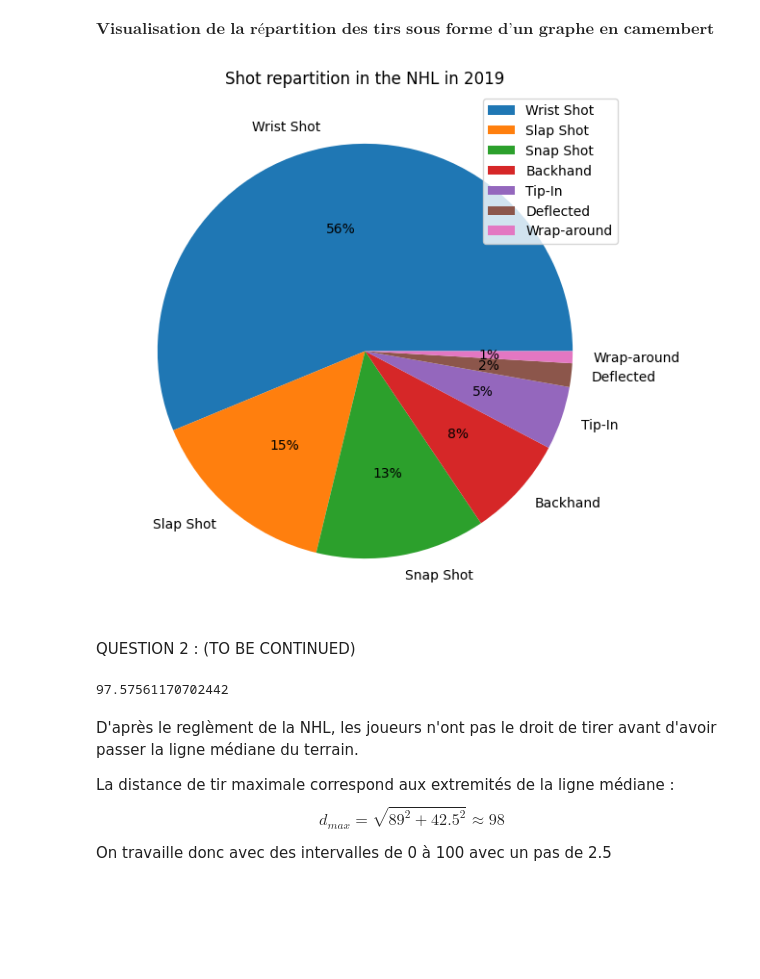
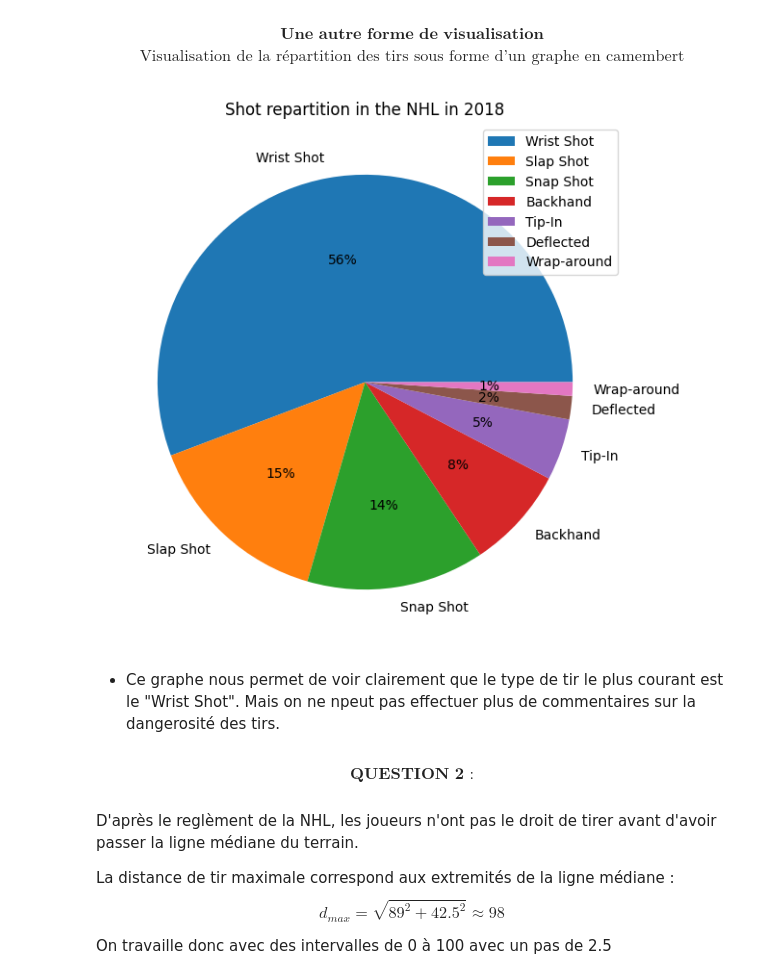
Before and after one commit to MkYacine/IFT6758-Projet, a Jupyter notebook: data/simple_visualization.ipynb, the cells around one changed output. Saved outputs shown, nothing was run; the diff lists cells and outputs as text; code cells hidden in the pictures; blank space fills up the shorter version.

Commit message:
Visualization

```diff
--- a/data/simple_visualization.ipynb
+++ b/data/simple_visualization.ipynb
@@ -29,0 +14,10 @@ QUESTION 1 :
+# %%
+# Saison 2018/2019
+input_path_2018 = os.path.join('data\datasets','2018.json')
+output_path_2018 = os.path.join('data\datasets','2018.csv')
+# Saison 2019/2020
+input_path_2019 = os.path.join('data\datasets','2019.json')
+output_path_2019 = os.path.join('data\datasets','2019.csv')
+# Saison 2020/2021
+input_path_2020 = os.path.join('data\datasets','2020.json')
+output_path_2020 = os.path.join('data\datasets','2020.csv')
@@ -29,0 +26,7 @@ QUESTION 1 :
+# %%
+# Saison 2018/2019
+df_1 = clean_json(input_path_2018, output_path_2018)
+# Saison 2019/2020
+df_2 = clean_json(input_path_2019, output_path_2019)
+# Saison 2020/2021
+df_3 = clean_json(input_path_2020, output_path_2020)
@@ -60,8 +94,7 @@ interactive(children=(Dropdown(description='Team:', options=('Ottawa Senators',
 # %% [markdown]
-$\textbf{Visualisation de la répartition des tirs sous forme d'un graphe en camembert}$
+$$ \textbf{Une autre forme de visualisation} $$
+$$\text{Visualisation de la répartition des tirs sous forme d'un graphe en camembert}$$
 # %%
-sv.pie_shot_repartition_NHL(df,year)
+sv.pie_shot_repartition_NHL(df_1,2018)
 # %% [output]
-[figure, old version]
+[figure, new version]
-# %% [markdown]
-QUESTION 2 : (TO BE CONTINUED)
@@ -70,4 +101,4 @@ df = sv.df_add_distance_to_net(df)
-# %%
-max(df['distance_to_net'])
-# %% [output]
-97.57561170702442
+# %% [markdown]
+- Ce graphe nous permet de voir clairement que le type de tir le plus courant est le "Wrist Shot". Mais on ne npeut pas effectuer plus de commentaires sur la dangerosité des tirs.
+# %% [markdown]
+$$  \textbf{QUESTION 2 :} $$
```
Also changed, not shown: parts of 25 cells of this notebook, 1 other file.
